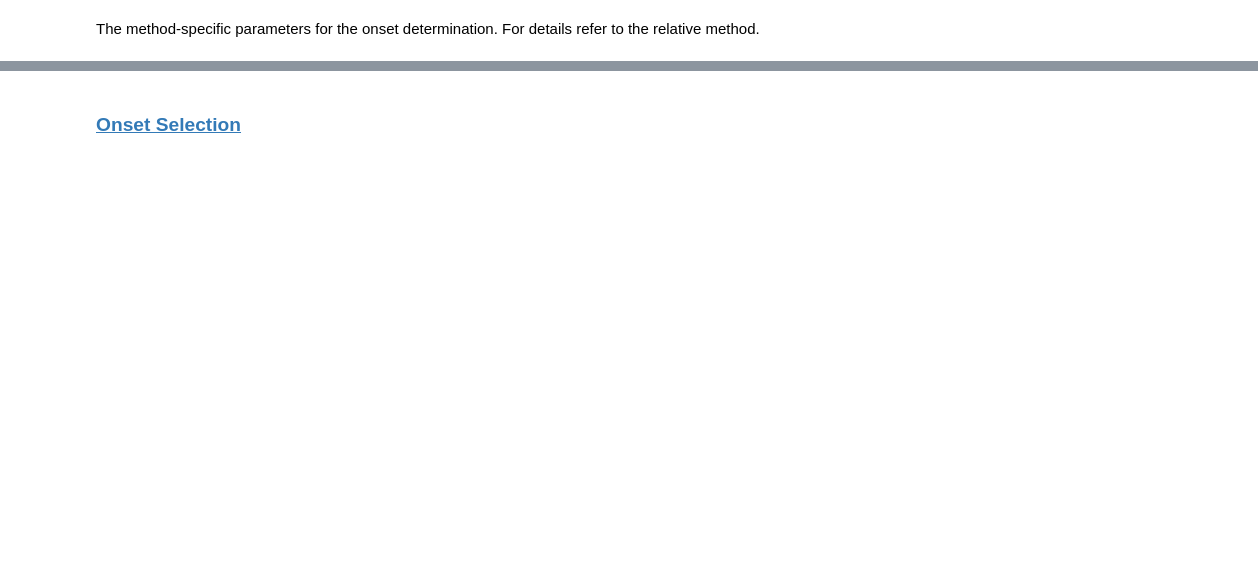
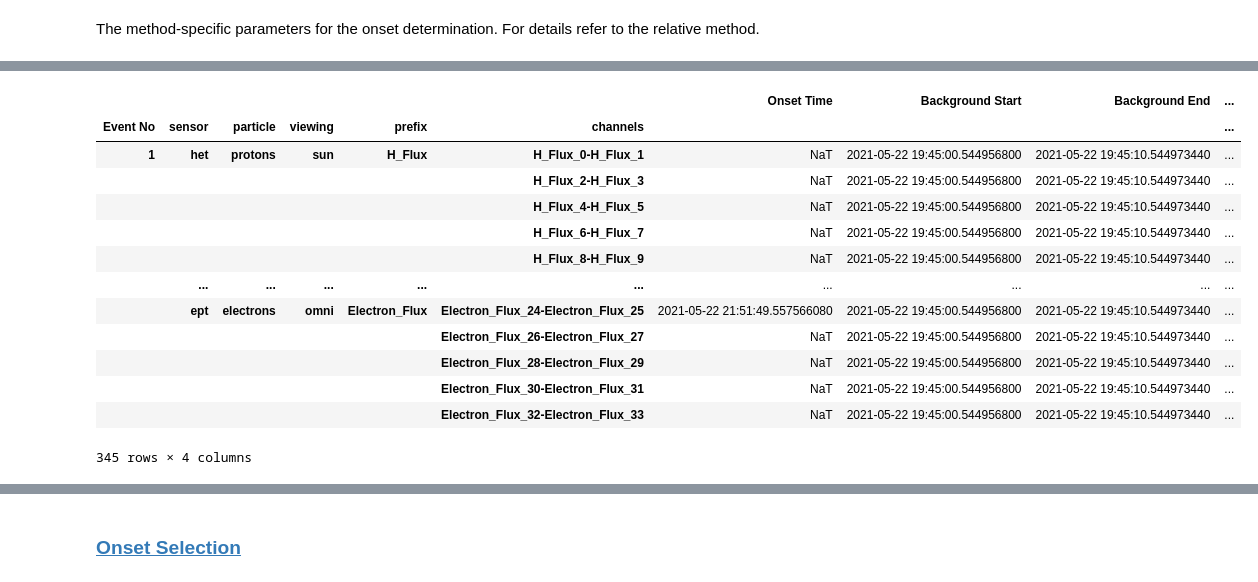
Before and after one commit to spearhead-he/VDA, a Jupyter notebook: vda_tool.ipynb, the cells around one changed output, grey strips where cells are left out. Drawn from its saved outputs; the diff is of its cells as text; code cells hidden in the pictures; blank space fills up the shorter version.

```diff
--- a/vda_tool.ipynb
+++ b/vda_tool.ipynb
@@ -249,0 +229,17 @@ VBox(list(dict_wgt_onset_params.values()))
+# %%
+vda.calculate_onsets()
+# %% [output]
+|  |  |  |  |  |  | Onset Time | Background Start | Background End | ... |
+| Event No | sensor | particle | viewing | prefix | channels |  |  |  | ... |
+| 1 | het | protons | sun | H_Flux | H_Flux_0-H_Flux_1 | NaT | 2021-05-22 19:45:00.544956800 | 2021-05-22 19:45:10.544973440 | ... |
+|  |  |  |  |  | H_Flux_2-H_Flux_3 | NaT | 2021-05-22 19:45:00.544956800 | 2021-05-22 19:45:10.544973440 | ... |
+|  |  |  |  |  | H_Flux_4-H_Flux_5 | NaT | 2021-05-22 19:45:00.544956800 | 2021-05-22 19:45:10.544973440 | ... |
+|  |  |  |  |  | H_Flux_6-H_Flux_7 | NaT | 2021-05-22 19:45:00.544956800 | 2021-05-22 19:45:10.544973440 | ... |
+|  |  |  |  |  | H_Flux_8-H_Flux_9 | NaT | 2021-05-22 19:45:00.544956800 | 2021-05-22 19:45:10.544973440 | ... |
+|  | ... | ... | ... | ... | ... | ... | ... | ... | ... |
+|  | ept | electrons | omni | Electron_Flux | Electron_Flux_24-Electron_Flux_25 | 2021-05-22 21:51:49.557566080 | 2021-05-22 19:45:00.544956800 | 2021-05-22 19:45:10.544973440 | ... |
+|  |  |  |  |  | Electron_Flux_26-Electron_Flux_27 | NaT | 2021-05-22 19:45:00.544956800 | 2021-05-22 19:45:10.544973440 | ... |
+|  |  |  |  |  | Electron_Flux_28-Electron_Flux_29 | NaT | 2021-05-22 19:45:00.544956800 | 2021-05-22 19:45:10.544973440 | ... |
+|  |  |  |  |  | Electron_Flux_30-Electron_Flux_31 | NaT | 2021-05-22 19:45:00.544956800 | 2021-05-22 19:45:10.544973440 | ... |
+|  |  |  |  |  | Electron_Flux_32-Electron_Flux_33 | NaT | 2021-05-22 19:45:00.544956800 | 2021-05-22 19:45:10.544973440 | ... |
+345 rows × 4 columns
```
Also changed, not shown: parts of 82 cells of this notebook, 3 other files.
